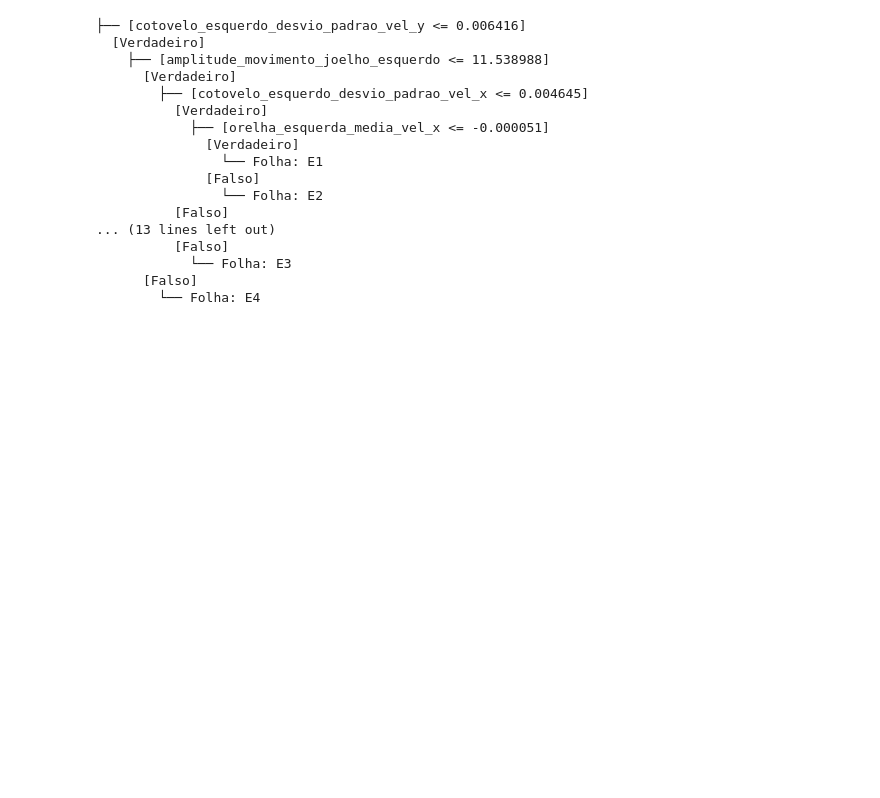
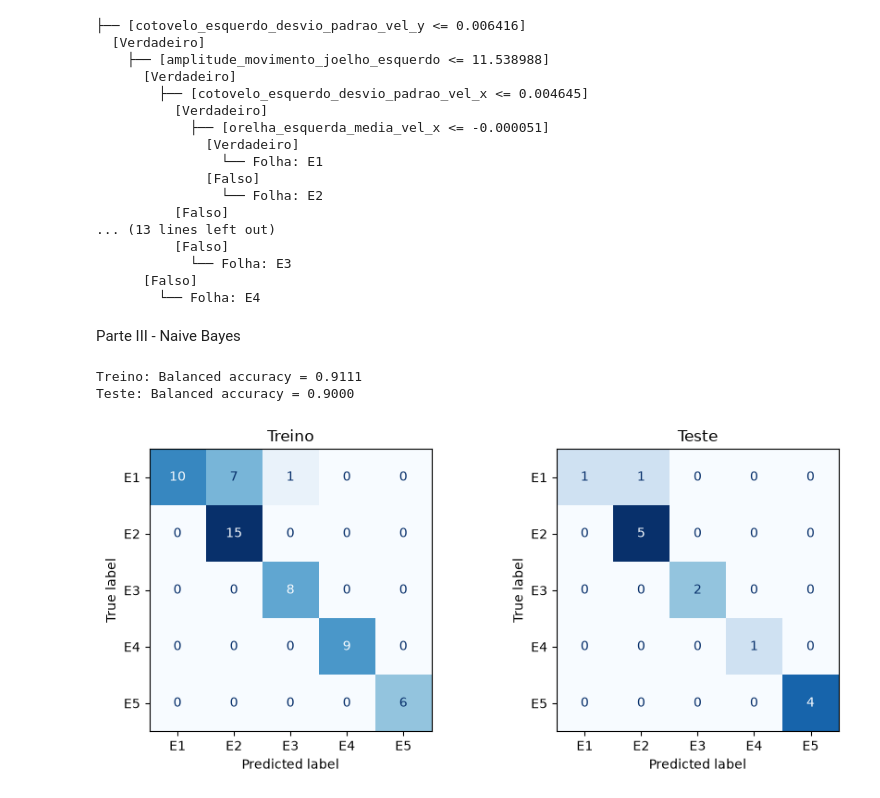
Before and after one commit to domingoslavigne/iaaut-lab2, a Jupyter notebook: notebook.ipynb, the cells around one changed output. Drawn from its saved outputs; the diff is of its cells as text; code cells hidden in the pictures; blank space fills up the shorter version.

```diff
--- a/notebook.ipynb
+++ b/notebook.ipynb
@@ -78,3 +78,9 @@ Parte II -  ́Arvores de Decisão
+# %%
+# preparação dos dados
+from arvore_decisao import separar_sequencias_arvore, construir_matrizes_arvore
+
+treino, teste, ytrain, ytest = separar_sequencias_arvore(df)
+Xtrain, Xtest = construir_matrizes_arvore(treino, teste)
 # %%
 # R4.a
 from arvore_decisao import ArvoreDecisao, avaliar_classificacao
@@ -144,3 +150,32 @@ imprimir_arvore(arvores[4].raiz, nomes_atributos=nomes, idx_to_class=classes)
             └── Folha: E3
       [Falso]
         └── Folha: E4
+# %% [markdown]
+Parte III - Naive Bayes
+# %%
+# R5.a
+from sklearn.naive_bayes import GaussianNB
+from sklearn.metrics import ConfusionMatrixDisplay
+import matplotlib.pyplot as plt
+
+nb_manual = GaussianNB()
+nb_manual.fit(Xtrain, ytrain)
+
+fig, axes = plt.subplots(1, 2, figsize=(9, 4))
+
+for nome, X, y, ax in [("Treino", Xtrain, ytrain, axes[0]), ("Teste", Xtest, ytest, axes[1])]:
+    matriz, acc = avaliar_classificacao(y, nb_manual.predict(X))
+
+    print(f"{nome}: Balanced accuracy = {acc:.4f}")
+
+    ConfusionMatrixDisplay(matriz, display_labels=["E1", "E2", "E3", "E4", "E5"]).plot(ax=ax, cmap="Blues", colorbar=False)
+
+    ax.set_title(nome)
+
+fig.tight_layout()
+fig.savefig("matrizes_naive_bayes.png", dpi=200, bbox_inches="tight")
+plt.show()
+# %% [output]
+Treino: Balanced accuracy = 0.9111
+Teste: Balanced accuracy = 0.9000
+[figure, added]
```
Also changed, not shown: parts of 2 cells of this notebook, 2 other files.
